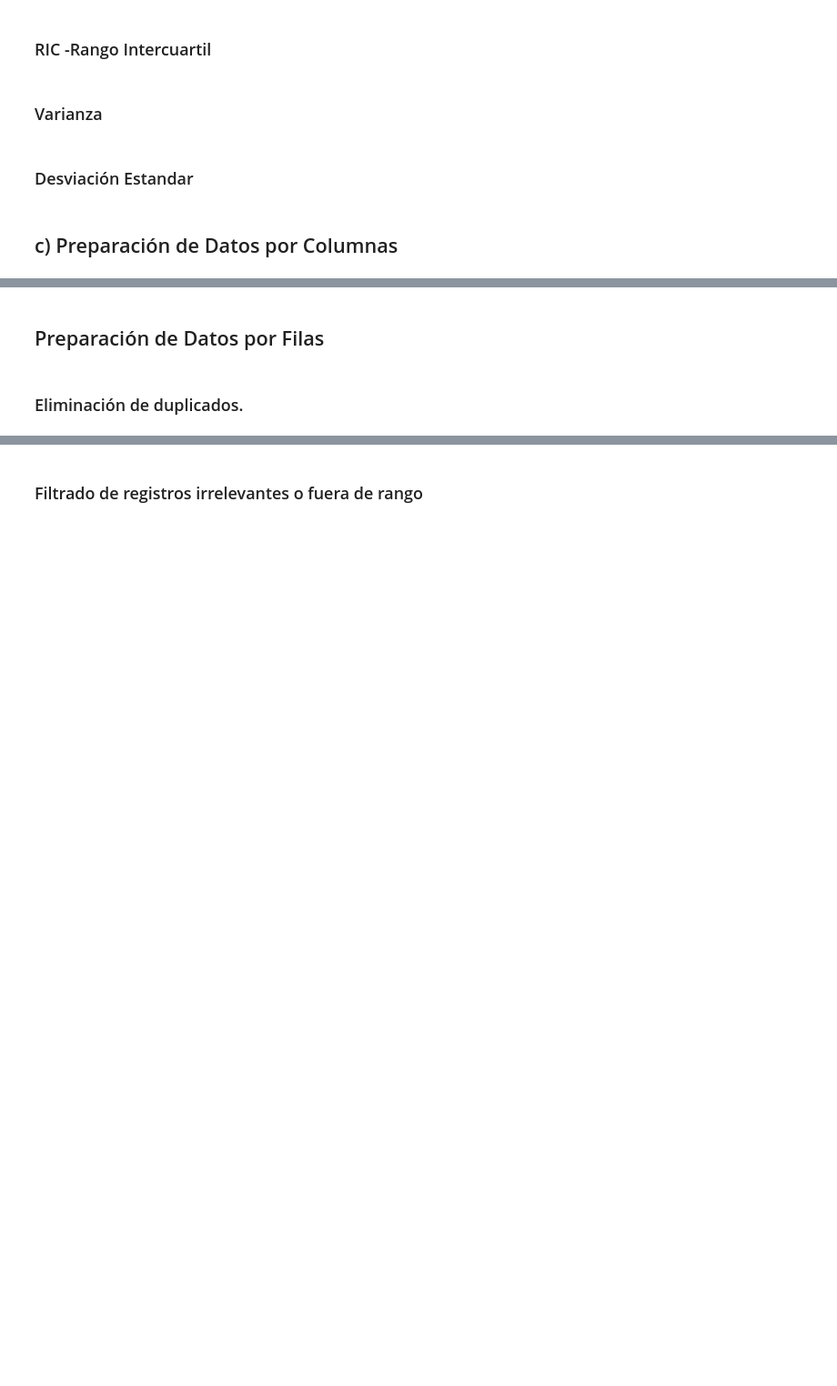
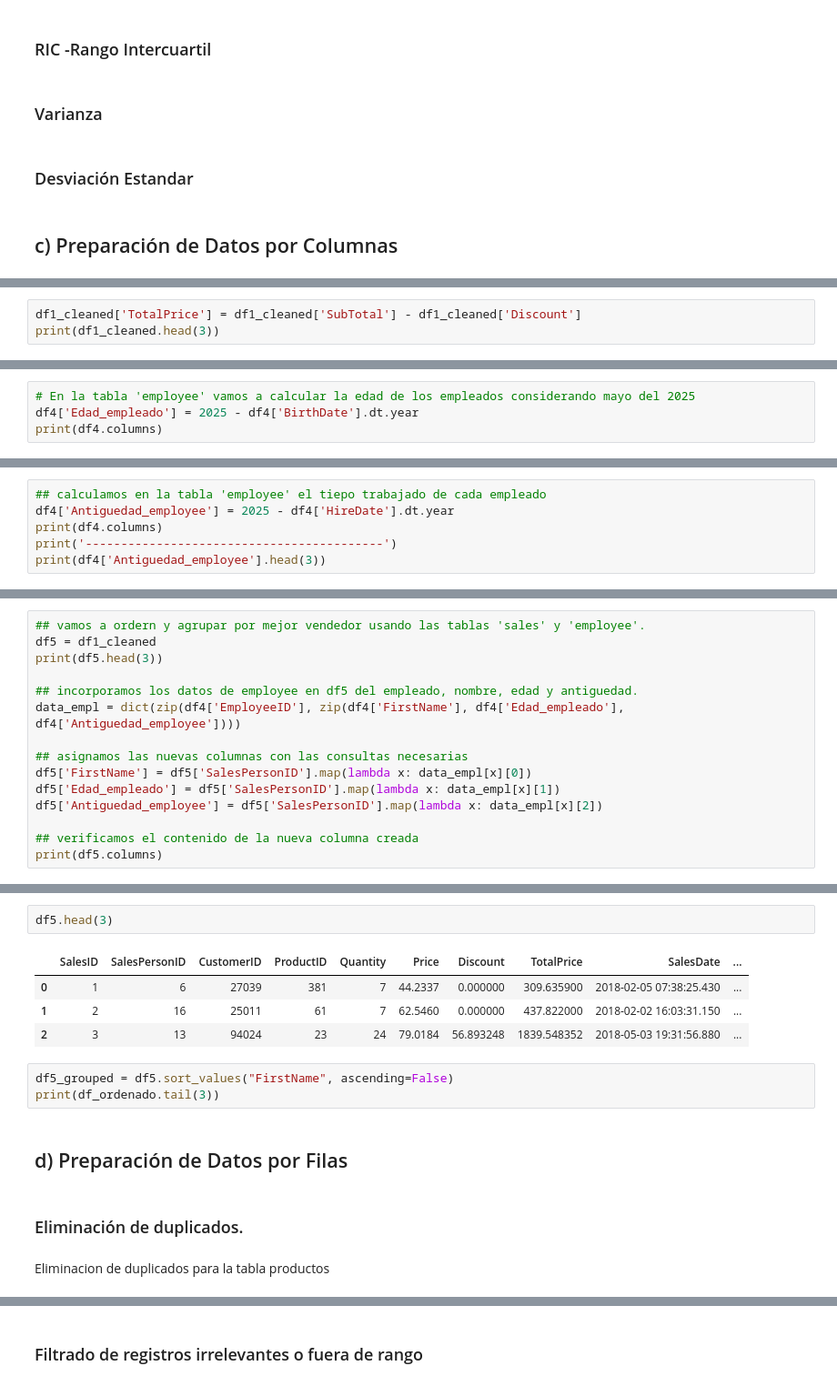
Before and after one commit to fabricio136900/M3_Data, a Jupyter notebook: Trabajo.ipynb, the cells around one changed output, grey strips where cells are left out. Shown at 91% size. Cells and saved outputs as stored; diff of their text form; blank space fills up the shorter version.

Commit message:
Mejoras y optimizaciones

```diff
--- a/Trabajo.ipynb
+++ b/Trabajo.ipynb
@@ -283,0 +519,3 @@ print(df1_mean2)
+# %%
+df1_cleaned['TotalPrice'] = df1_cleaned['SubTotal'] - df1_cleaned['Discount']
+print(df1_cleaned.head(3))
@@ -285,0 +544,4 @@ print(df1_mean2)
+# %%
+# En la tabla 'employee' vamos a calcular la edad de los empleados considerando mayo del 2025
+df4['Edad_empleado'] = 2025 - df4['BirthDate'].dt.year
+print(df4.columns)
@@ -285,0 +560,6 @@ print(df1_mean2)
+# %%
+## calculamos en la tabla 'employee' el tiepo trabajado de cada empleado
+df4['Antiguedad_employee'] = 2025 - df4['HireDate'].dt.year
+print(df4.columns)
+print('------------------------------------------')
+print(df4['Antiguedad_employee'].head(3))
@@ -285,0 +575,15 @@ print(df1_mean2)
+# %%
+## vamos a ordern y agrupar por mejor vendedor usando las tablas 'sales' y 'employee'.
+df5 = df1_cleaned
+print(df5.head(3))
+
+## incorporamos los datos de employee en df5 del empleado, nombre, edad y antiguedad.
+data_empl = dict(zip(df4['EmployeeID'], zip(df4['FirstName'], df4['Edad_empleado'], df4['Antiguedad_employee'])))
+
+## asignamos las nuevas columnas con las consultas necesarias
+df5['FirstName'] = df5['SalesPersonID'].map(lambda x: data_empl[x][0])
+df5['Edad_empleado'] = df5['SalesPersonID'].map(lambda x: data_empl[x][1])
+df5['Antiguedad_employee'] = df5['SalesPersonID'].map(lambda x: data_empl[x][2])
+
+## verificamos el contenido de la nueva columna creada
+print(df5.columns)
@@ -286,4 +630,16 @@ print(df1_mean2)
+# %%
+df5.head(3)
+# %% [output]
+|  | SalesID | SalesPersonID | CustomerID | ProductID | Quantity | Price | Discount | TotalPrice | SalesDate | ... |
+| 0 | 1 | 6 | 27039 | 381 | 7 | 44.2337 | 0.000000 | 309.635900 | 2018-02-05 07:38:25.430 | ... |
+| 1 | 2 | 16 | 25011 | 61 | 7 | 62.5460 | 0.000000 | 437.822000 | 2018-02-02 16:03:31.150 | ... |
+| 2 | 3 | 13 | 94024 | 23 | 24 | 79.0184 | 56.893248 | 1839.548352 | 2018-05-03 19:31:56.880 | ... |
+# %%
+df5_grouped = df5.sort_values("FirstName", ascending=False)
+print(df_ordenado.tail(3))
 # %% [markdown]
-## Preparación de Datos por Filas
+## d) Preparación de Datos por Filas
 # %% [markdown]
 ### Eliminación de duplicados.
+# %% [markdown]
+Eliminacion de duplicados para la tabla productos
```
Also changed, not shown: parts of 50 cells of this notebook.
